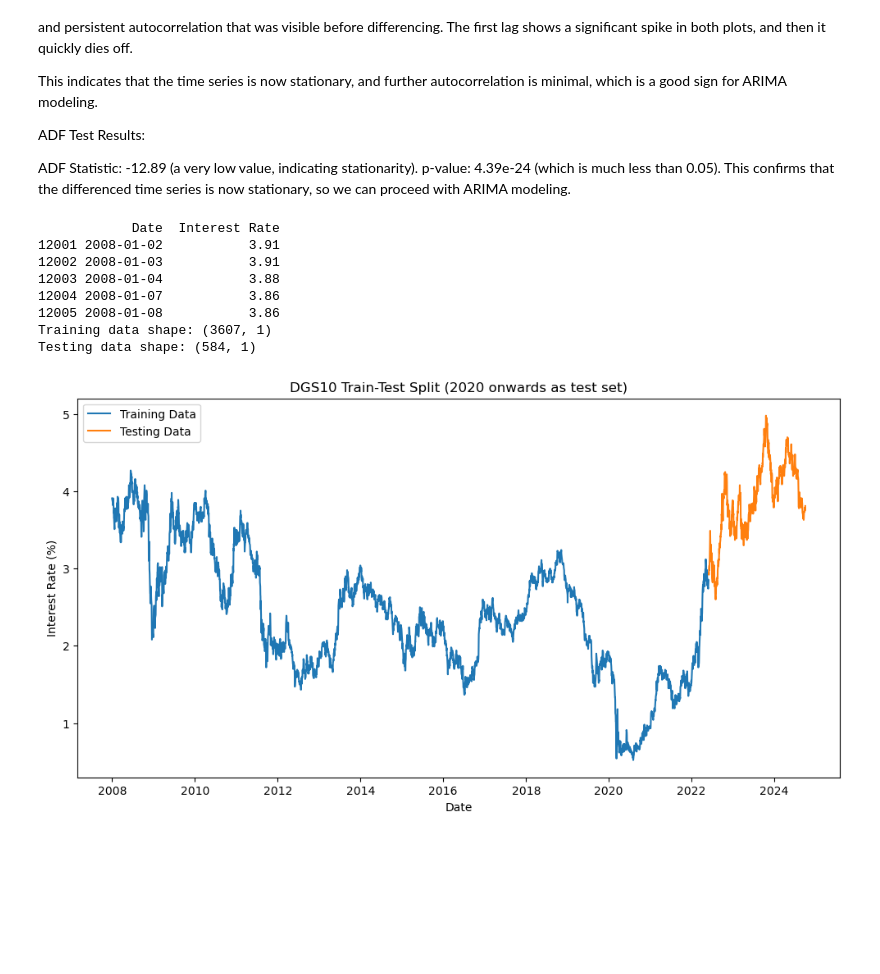
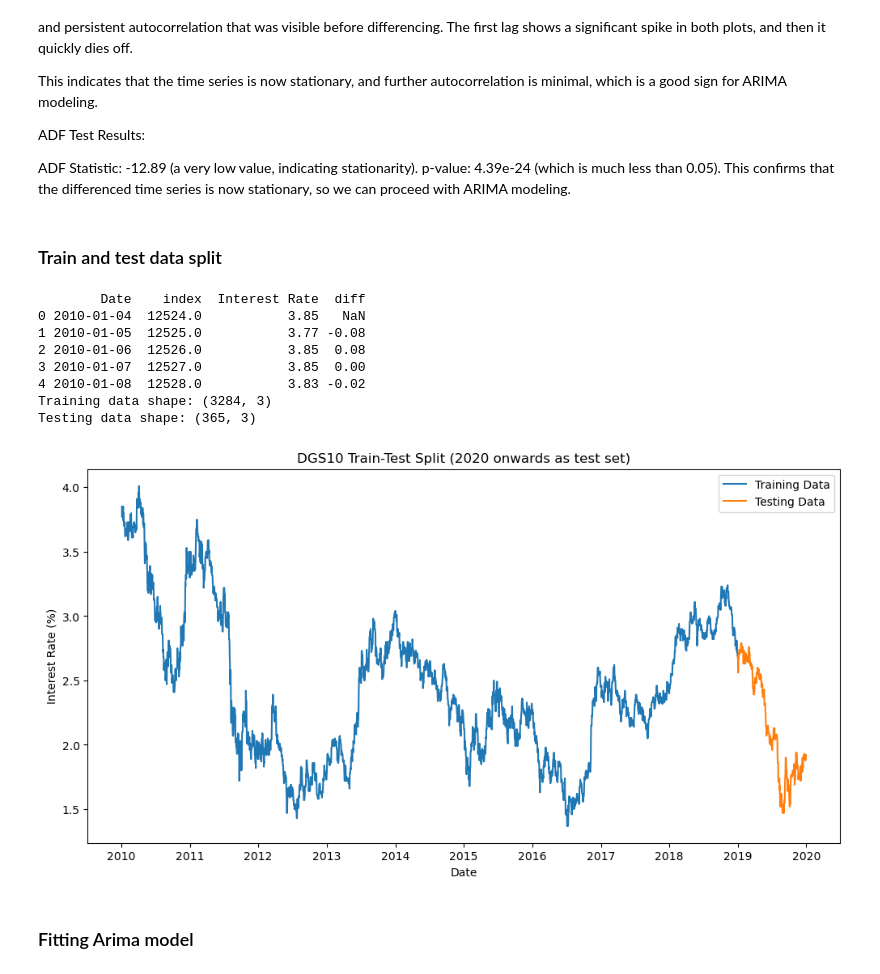
Before and after one commit to baublyte/DGS10-forecasting, a Jupyter notebook: Future loan demand or interest rates.ipynb, the cells around one changed output. Drawn from its saved outputs; the diff is of its cells as text; code cells hidden in the pictures; blank space fills up the shorter version.

```diff
--- a/Future loan demand or interest rates.ipynb
+++ b/Future loan demand or interest rates.ipynb
@@ -28,8 +28,11 @@ data.reset_index(inplace=True)
 # Convert the 'Date' column to datetime format
 data['Date'] = pd.to_datetime(data['Date'])
 
-# Filter data from 2014 onwards
-data = data[data['Date'] >= '2008-01-01']
+# Filter data from 2010 to 2020
+data = data[(data['Date'] >= '2010-01-01') & (data['Date'] <= '2020-01-01')]
+
+# Drop rows with missing values
+data.dropna(inplace=True)
 
 # Display first few rows of the filtered data
 print(data.head())
@@ -198,46 +205,47 @@ ADF Test Results:
 
 ADF Statistic: -12.89 (a very low value, indicating stationarity).
 p-value: 4.39e-24 (which is much less than 0.05). This confirms that the differenced time series is now stationary, so we can proceed with ARIMA modeling.
+# %% [markdown]
+### Train and test data split
 # %%
-# Remove rows with NaN values
-data = data.dropna()
+if 'Date' not in data.columns:
+    data.reset_index(inplace=True)
 
 # Display first few rows of the cleaned data
 print(data.head())
-
-# Convert 'Date' to datetime if it's not already
-data['Date'] = pd.to_datetime(data['Date'])
 
 # Sort the data by date to ensure chronological order
 data = data.sort_values('Date')
 
 # Split the data
-train_data = data[data['Date'] < '2022-06-01']
-test_data = data[data['Date'] >= '2022-06-01']
+train_data = data[data['Date'] < '2019-01-01']
+test_data = data[data['Date'] >= '2019-01-01']
 
 # Set the date as index
 train_data.set_index('Date', inplace=True)
 test_data.set_index('Date', inplace=True)
 
 print(f"Training data shape: {train_data.shape}")
 print(f"Testing data shape: {test_data.shape}")
 
 # Visualize the split
 plt.figure(figsize=(12, 6))
 plt.plot(train_data.index, train_data['Interest Rate'], label='Training Data')
 plt.plot(test_data.index, test_data['Interest Rate'], label='Testing Data')
 plt.title('DGS10 Train-Test Split (2020 onwards as test set)')
 plt.xlabel('Date')
 plt.ylabel('Interest Rate (%)')
 plt.legend()
 plt.show()
 # %% [output]
-            Date  Interest Rate
-12001 2008-01-02           3.91
-12002 2008-01-03           3.91
-12003 2008-01-04           3.88
-12004 2008-01-07           3.86
-12005 2008-01-08           3.86
-Training data shape: (3607, 1)
-Testing data shape: (584, 1)
+        Date    index  Interest Rate  diff
+0 2010-01-04  12524.0           3.85   NaN
+1 2010-01-05  12525.0           3.77 -0.08
+2 2010-01-06  12526.0           3.85  0.08
+3 2010-01-07  12527.0           3.85  0.00
+4 2010-01-08  12528.0           3.83 -0.02
+Training data shape: (3284, 3)
+Testing data shape: (365, 3)
-[figure, old version]
+[figure, new version]
+# %% [markdown]
+### Fitting Arima model
```
Also changed, not shown: parts of 30 cells of this notebook.
